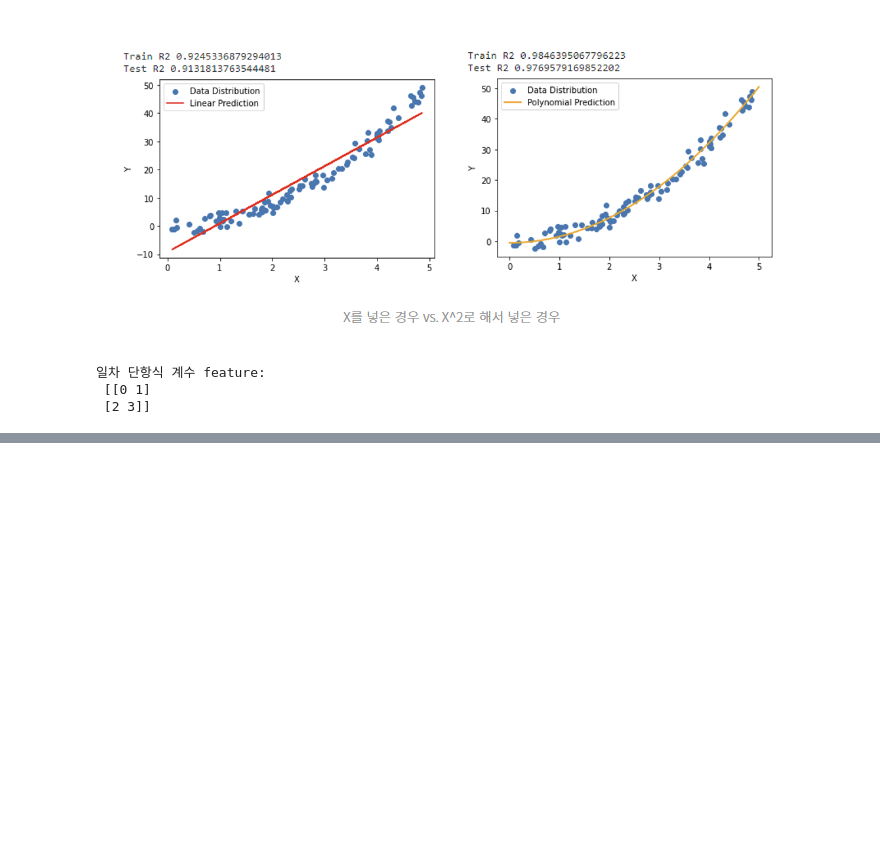
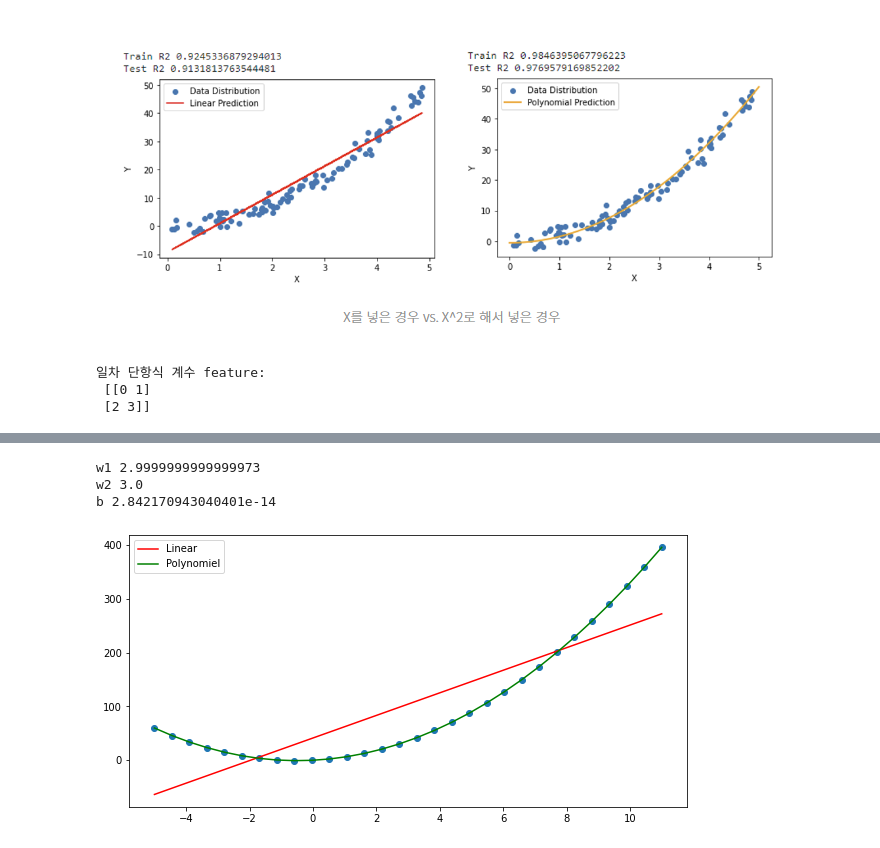
Before and after one commit to toughC/Python_Machine_Learning, a Jupyter notebook: 10_RegressionAnalysis2.ipynb, the cells around one changed output, grey strips where cells are left out. Saved outputs shown, nothing was run; the diff lists cells and outputs as text; code cells hidden in the pictures; blank space fills up the shorter version.

```diff
--- a/10_RegressionAnalysis2.ipynb
+++ b/10_RegressionAnalysis2.ipynb
@@ -48,0 +42,10 @@ from sklearn.ma
+# %%
+# 다항회기 값 계산
+from sklearn.preprocessing import PolynomialFeatures
+from sklearn.metrics import r2_score
+
+
+model = PolynomialFeatures(degree=2)
+x_poly = model.fit_transform(x)
+
+x_poly
@@ -48,0 +70,30 @@ from sklearn.ma
+# %%
+from sklearn.linear_model import LinearRegression
+from sklearn.metrics import mean_squared_error
+
+lr=LinearRegression()
+lr_poly=LinearRegression()
+
+lr.fit(x, y)
+lr_poly.fit(x_poly, y)
+
+print('w1', lr_poly.coef_[0][1])
+print('w2', lr_poly.coef_[0][2])
+print('b', lr_poly.intercept_[0])
+# %% [output]
+w1 2.9999999999999973
+w2 3.0
+b 2.842170943040401e-14
+# %%
+lr_pred = lr.predict(x)
+poly_pred=lr_poly.predict(x_poly)
+
+plt.figure(figsize=(10, 5))
+plt.scatter(x, y)
+plt.plot(x, lr_pred, color='red', label='Linear')
+plt.plot(x, poly_pred, color='green', label='Polynomiel')
+
+plt.legend()
+plt.show()
+# %% [output]
+[figure, added]
```
Also changed, not shown: parts of 21 cells of this notebook.
